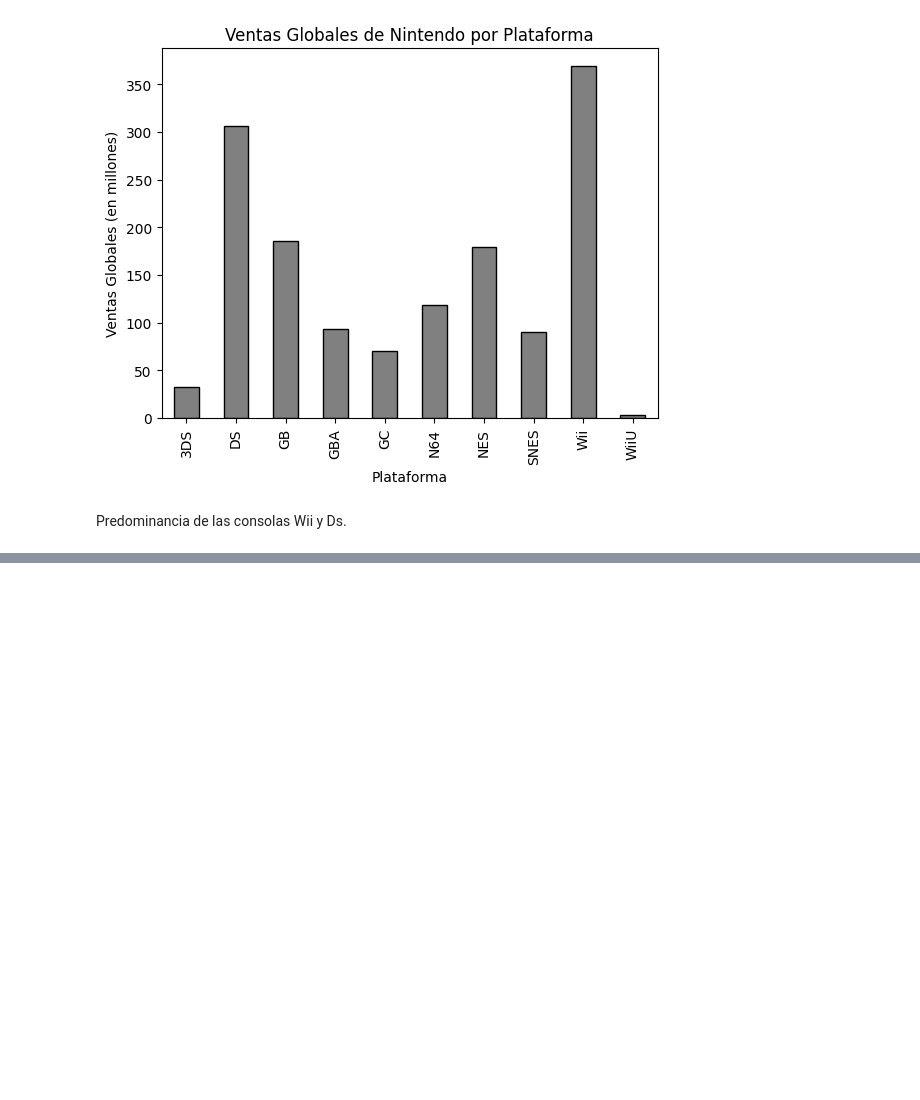
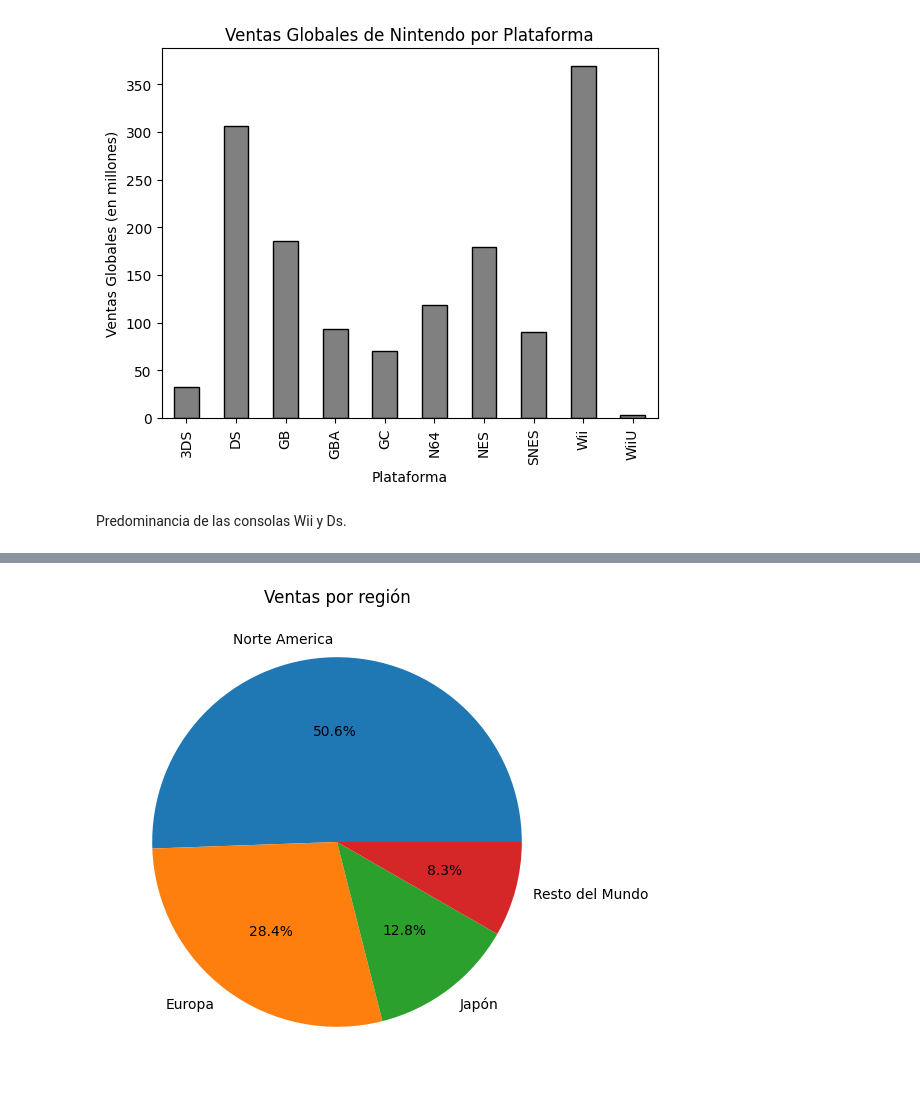
Before and after one commit to pablo-mada/Proyecto-Final, a Jupyter notebook: Notebooks/04_Visualizacion.ipynb, the cells around one changed output, grey strips where cells are left out. Saved outputs shown, nothing was run; the diff lists cells and outputs as text; code cells hidden in the pictures; blank space fills up the shorter version.

```diff
--- a/Notebooks/04_Visualizacion.ipynb
+++ b/Notebooks/04_Visualizacion.ipynb
@@ -37,0 +51,10 @@ Predominancia de las consolas Wii y Ds.
+# %%
+regiones=["North America","Europe","Japan","Rest of World"]
+ventas_totales = df[regiones].sum()
+
+plt.figure(figsize=(6, 6))
+plt.pie(ventas_totales, labels=['Norte America','Europa','Japón','Resto del Mundo'], autopct='%1.1f%%')
+plt.title('Ventas por región')
+plt.show()
+# %% [output]
+[figure, added]
```
Also changed, not shown: parts of 3 cells of this notebook.
